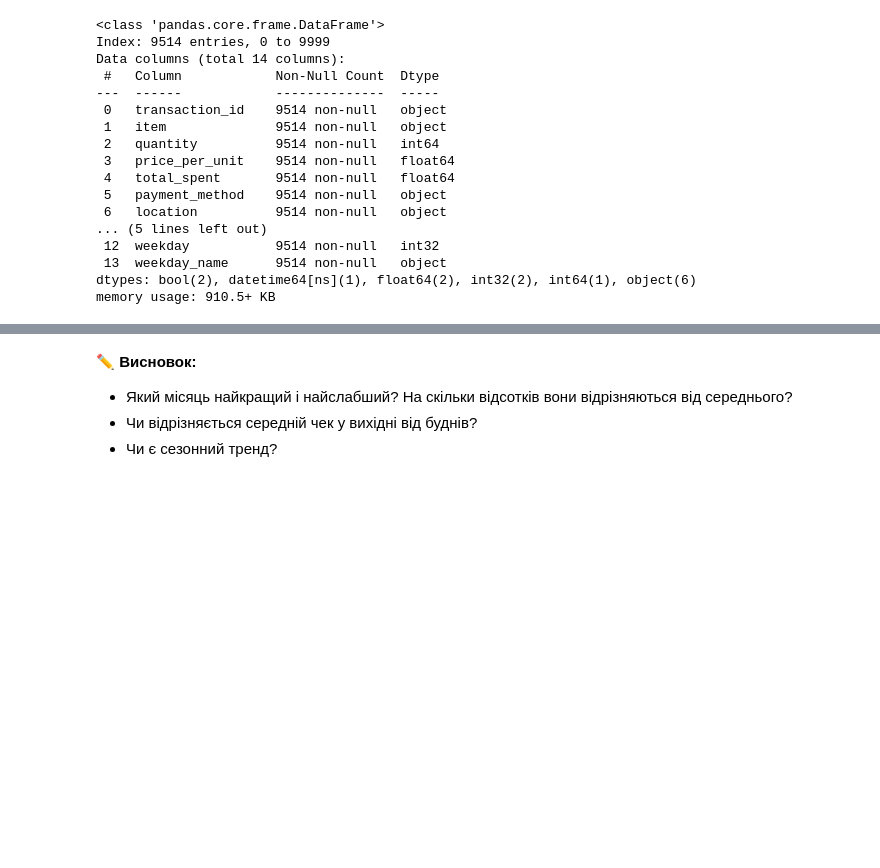
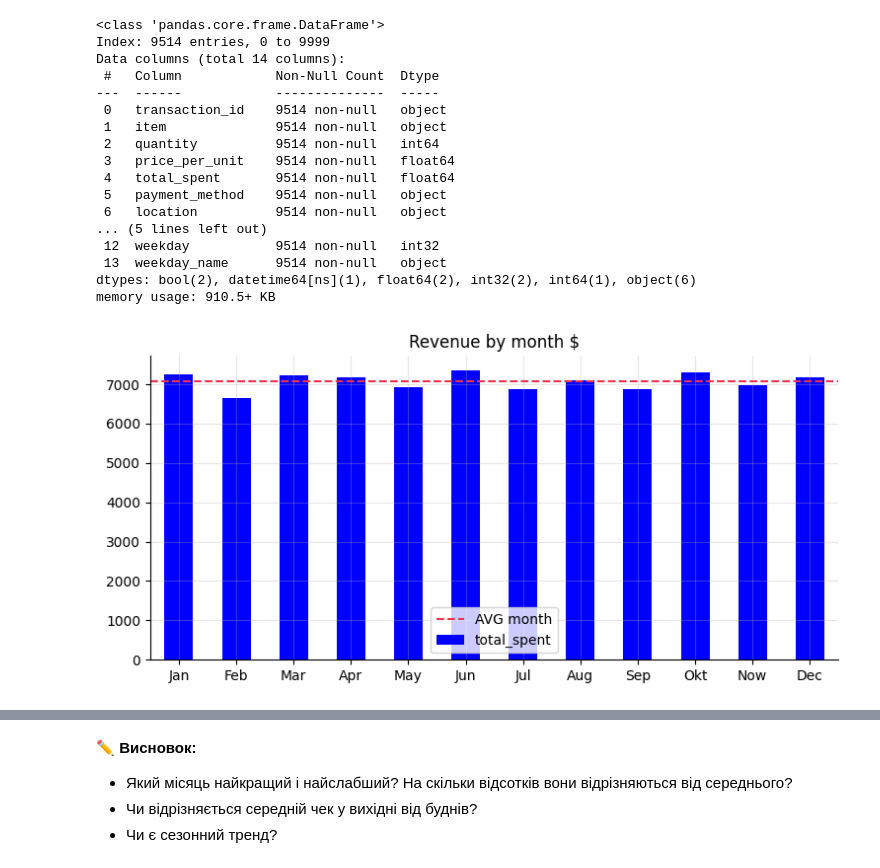
Before and after one commit to OleksandrKolesnichenko/cafe_sales_DTA26, a Jupyter notebook: notebooks/eda_cafe_sales.ipynb, the cells around one changed output, grey strips where cells are left out. Cells and saved outputs as stored; diff of their text form; code cells hidden in the pictures; blank space fills up the shorter version.

```diff
--- a/notebooks/eda_cafe_sales.ipynb
+++ b/notebooks/eda_cafe_sales.ipynb
@@ -1023,9 +1023,22 @@ Data columns (total 14 columns):
 dtypes: bool(2), datetime64[ns](1), float64(2), int32(2), int64(1), object(6)
 memory usage: 910.5+ KB
 # %%
-montj_name = {1: "Jan", 2: "Feb", 3: "Mar", 4: "Apr", 5: "May",
+from matplotlib.typing import LineStyleType
+month_name = {1: "Jan", 2: "Feb", 3: "Mar", 4: "Apr", 5: "May",
                6: "Jun", 7: "Jul", 8: "Aug", 9: "Sep", 10: "Okt", 11: "Now", 12: "Dec"
 }
 
 days = {
     0: "Mon", 1: "Tue",   2: "Wed", 3: "Thu", 4: "Fri",  5: "Sat", 6: "Sun",}
+monthly =  df.groupby('month')['total_spent'].sum()
+monthly.index = monthly.index.map(month_name)
+monthly.plot(kind="bar", rot=0, color='blue')
+plt.axhline(
+    monthly.mean(), color="#eb344f", linestyle="--", label="AVG month"
+)
+plt.title("Revenue by month $")
+plt.xlabel('')
+plt.legend()
+plt.show()
+# %% [output]
+[figure, added]
```
Also changed, not shown: parts of 12 cells of this notebook.
